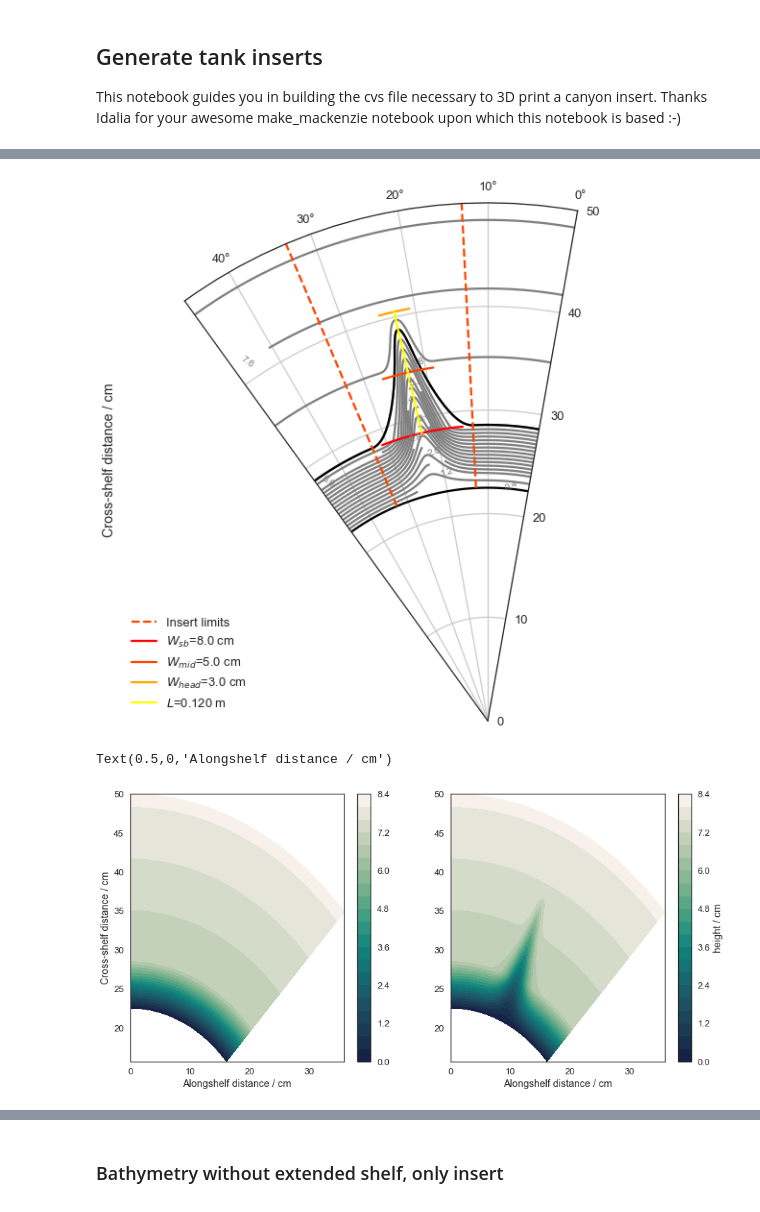
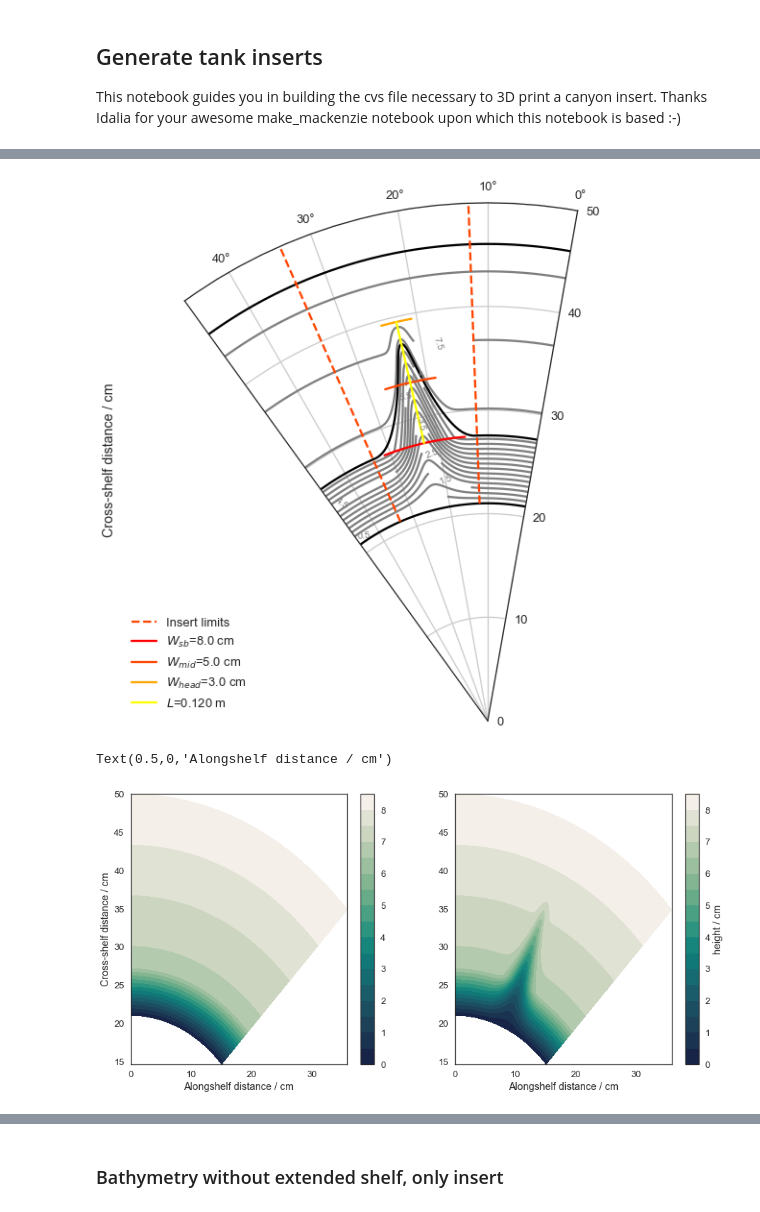
Before and after one commit to UBC-MOAD/buildcanyon, a Jupyter notebook: Bathymetry/GenerateTankBathymetry_Inserts.ipynb, the cells around one changed output, grey strips where cells are left out. Cells and saved outputs as stored; diff of their text form; code cells hidden in the pictures.

```diff
--- a/Bathymetry/GenerateTankBathymetry_Inserts.ipynb
+++ b/Bathymetry/GenerateTankBathymetry_Inserts.ipynb
@@ -247,21 +247,21 @@ def create_bathy_file(X, Y, bathymetry, filename, title, description):
 cR = 0.014                 # m, Radius of curvature
 L = 0.12                   # m, Canyon length
 y_coast = 0.5              # m, Distance from tank centre to the coast (tank wall)
-y_base =  y_coast - 0.275  # m, Distance from tank centre to the base of the slope
-y_break = y_coast - 0.223  # m, Distance from tank centre to the shelf break
+y_base =  y_coast - 0.29 #0.275  # m, Distance from tank centre to the base of the slope
+y_break = y_coast - 0.225 #0.223  # m, Distance from tank centre to the shelf break
 y_head = y_break + L       # m, Distance from tank centre to the canyon head
 
 # Radii (very similar to cross-shore dimensions)
 r_tank = 0.50              # m, radius of the tank
-r_deep = r_tank - 0.275    # m, distance from deepest part of the slope to the centre of the tank
-r_shelf = r_tank - 0.215   # m, horizontal, cross-shelf distance to the shelf - the shelf is 22.3 cm long
-r_slope = 0.275-0.215 # m, horizontal distance from shelf-break to deep "ocean"
+r_deep = r_tank - 0.29 #0.275    # m, distance from deepest part of the slope to the centre of the tank
+r_shelf = r_tank - 0.225  # m, horizontal, cross-shelf distance to the shelf - the shelf is 22.3 cm long
+r_slope = 0.29-0.225 # m, horizontal distance from shelf-break to deep "ocean"
 print(r_slope)
 r_head = r_shelf + L
 
 # Insert's angular width
 arc_length = 0.40 # arc length of the insert (most of the inserts are 17.5-18 cm)
-arc_insert = 0.175
+arc_insert = 0.188 # 0.175
 ini_insert = ((arc_length/2)-(arc_insert/2))/r_tank
 end_insert = ((arc_length/2)+(arc_insert/2))/r_tank
 
@@ -284,7 +284,7 @@ length = 0.12
 y_wall = r_tank # (mouth + length) * 2.0
 C = 150         # Exponent of the sech function
 # Depths
-h_wall = 0.081   # m, height of insert at tank wall (max height)
+h_wall = 0.085   # m, height of insert at tank wall (max height)
 h_deep = 0.0     # m, height of deep ocean
 h_sbreak = 0.068 # m, height at shelf break
 
@@ -420,37 +424,37 @@ plt.savefig('tank/insert_CS_specs_bw.pdf', format='pdf',pad_inches=0.0)
 # %%
 sns.set_style('white')
 levels = [0.00001,h_sbreak*100,8.2]
 levels2 = np.arange(0,83,10)
 
 fig = plt.figure(figsize=(15,10))
 ax2 = fig.add_subplot(111, polar=True)
 
 cs=ax2.contour(th_mesh, r_mesh*100, topography*100,20, colors=['0.5'])
 plt.clabel(cs, cs.levels[::2], inline=True, fmt='%1.1f', fontsize=10)
 
 cs = ax2.contour(th_mesh, r_mesh*100, topography*100, levels=levels, colors='k')
-ax2.plot(np.ones(30)*(ini_insert),np.linspace(0.225,0.5,30)*100, '--', color='orangered' )
-ax2.plot(np.ones(30)*(end_insert),np.linspace(0.225,0.5,30)*100, '--', color='orangered', label='Insert limits')
+ax2.plot(np.ones(30)*(ini_insert),np.linspace(0.21,0.5,30)*100, '--', color='orangered' )
+ax2.plot(np.ones(30)*(end_insert),np.linspace(0.21,0.5,30)*100, '--', color='orangered', label='Insert limits')
 
 ax2.plot(np.linspace(th_length/2-w_break/2,th_length/2+w_break/2,30),np.ones(30)*(r_shelf)*100,
          '-', color='red', label=r'$W_{sb}$=%1.1f cm' %(w_break*r_shelf*100))
 ax2.plot(np.linspace(th_length/2-w_mid/2,th_length/2+w_mid/2,30),np.ones(30)*(r_shelf+L/2)*100,
          '-', color='orangered', label=r'$W_{mid}$=%1.1f cm' %(w_mid*(r_shelf + (L/2))*100))
 ax2.plot(np.linspace(th_length/2-w_head/2,th_length/2+w_head/2,30),np.ones(30)*(r_shelf+L)*100,
          '-', color='orange',label=r'$W_{head}$=%1.1f cm' %(w_head*(r_shelf + (L))*100 ))
 
 ax2.plot(np.ones(30)*(th_length/2),np.linspace(r_shelf,r_shelf+L,30)*100, '-', color='yellow', label=r'$L$=%1.3f m' %L)
 
 ax2.set_rlim(0,50)
 ax2.set_thetamin(np.min(th_mesh)*360/(2*np.pi))
 ax2.set_thetamax(np.max(th_mesh)*360/(2*np.pi))
 ax2.set_theta_zero_location('N', offset=-10)
 ax2.set_ylabel('Cross-shelf distance / cm')
 
 ax2.legend(loc=3)
-plt.savefig('tank/insert_bathy_specs_bw.pdf', format='pdf',pad_inches=0.0)
+plt.savefig('tank/insert02_bathy_specs_bw.pdf', format='pdf',pad_inches=0.0)
 # %% [output]
-[figure, old version]
+[figure, new version]
 # %%
 x_mesh = r_mesh*np.cos(th_mesh)
 y_mesh = r_mesh*np.sin(th_mesh)
@@ -471,7 +475,7 @@ cb.set_label('height / cm')
 ax2.set_xlabel('Alongshelf distance / cm')
 # %% [output]
 Text(0.5,0,'Alongshelf distance / cm')
-[figure, old version]
+[figure, new version]
 # %%
 # Plot 3D bathymetry
 plt.rcParams['contour.negative_linestyle'] = 'solid'
```
Also changed, not shown: parts of 12 cells of this notebook.
